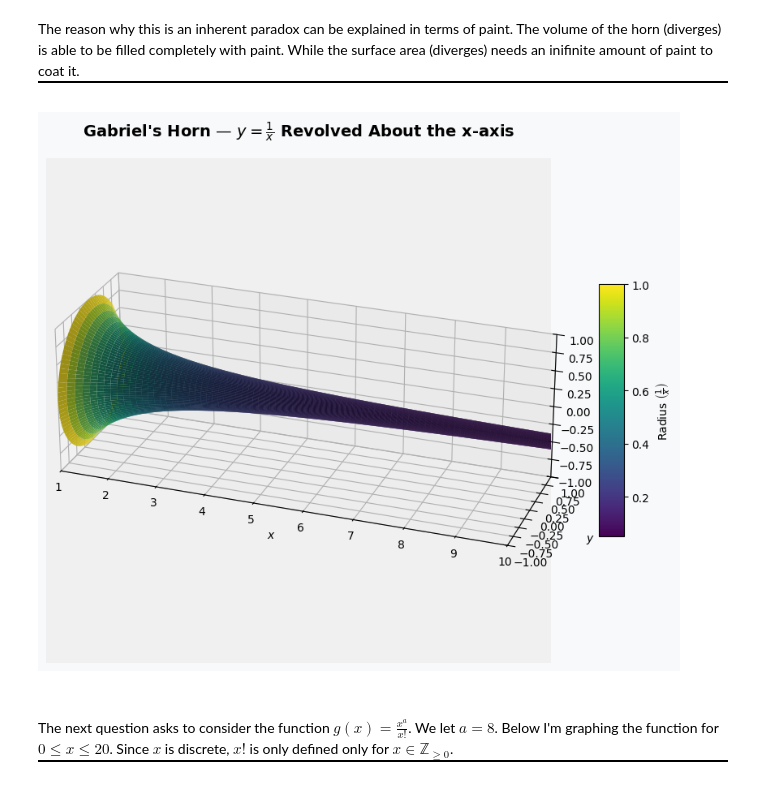
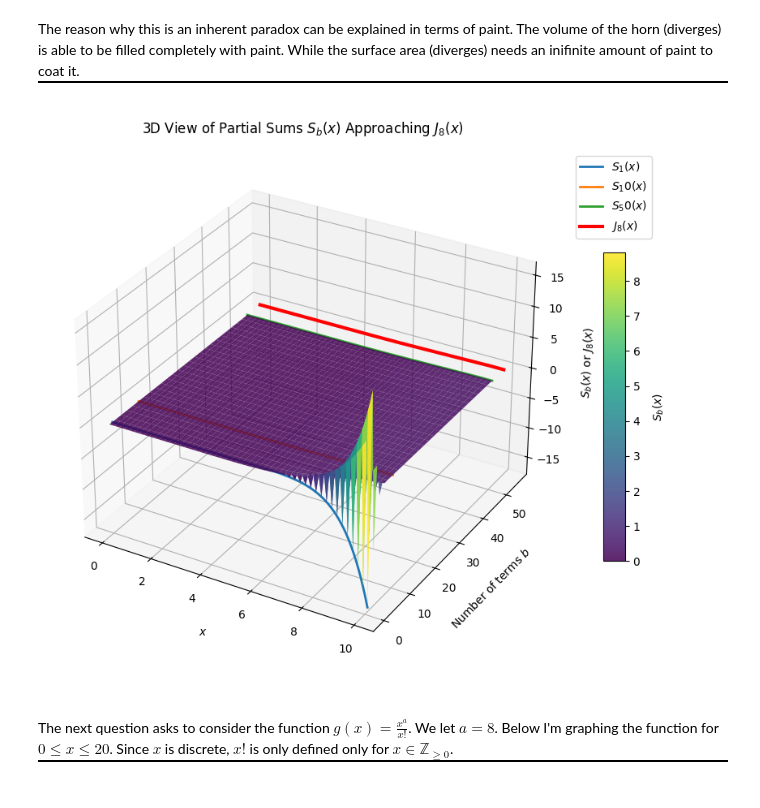
Before and after one commit to Siman73000/Calculus_II_Computer_Labs, a Jupyter notebook: Lab_4/lab_04.ipynb, the cells around one changed output. Drawn from its saved outputs; the diff is of its cells as text; code cells hidden in the pictures.

```diff
--- a/Lab_4/lab_04.ipynb
+++ b/Lab_4/lab_04.ipynb
@@ -131,49 +165,81 @@ from scipy.special import jv
 # %%
 import numpy as np
 import matplotlib.pyplot as plt
-from matplotlib import cm
-from scipy.special import gamma, factorial
+from mpl_toolkits.mplot3d import Axes3D  # registers 3D projection
+from scipy.special import jv
+import math
 
-x = np.linspace(1, 20, 500)
-theta = np.linspace(0, 2 * np.pi, 300)
-X, Theta = np.meshgrid(x, theta)
-R = 1 / X
-Y = R * np.cos(Theta)
-Z = R * np.sin(Theta)
-fig = plt.figure(figsize=(12, 7))
+a = 8
+x_min, x_max = 0.0, 10.0
+num_x = 400
+b_max = 50
+
+x = np.linspace(x_min, x_max, num_x)
+
+def bessel_partial_sum(a, x, b):
+    x = np.asarray(x, dtype=float)
+    S = np.zeros_like(x, dtype=float)
+
+    for n in range(b + 1):
+        coef = ((-1)**n) / (math.factorial(n) * math.factorial(n + a) * 2.0**(2*n + a))
+        S += coef * x**(2*n + a)
+
+    return S
+
+
+S_rows = []
+for b in range(b_max + 1):
+    S_rows.append(bessel_partial_sum(a, x, b))
+
+S = np.vstack(S_rows)
+
+B_indices = np.arange(0, b_max + 1)
+X, B = np.meshgrid(x, B_indices)
+J_exact = jv(a, x)
+fig = plt.figure(figsize=(11, 7))
 ax = fig.add_subplot(111, projection='3d')
-norm = plt.Normalize(R.min(), R.max())
-colors = cm.viridis(norm(R))
 
 surf = ax.plot_surface(
-    X, Y, Z,
-    facecolors=colors,
-    rstride=3,
-    cstride=3,
+    X, B, S,
+    cmap='viridis',
     linewidth=0,
     antialiased=True,
-    shade=True
+    alpha=0.85
 )
 
-mappable = cm.ScalarMappable(norm=norm, cmap=cm.viridis)
-fig.colorbar(mappable, ax=ax, shrink=0.5, aspect=10, label=r"Radius $\left(\frac{1}{x}\right)$")
-ax.set_title(r"Gabriel's Horn — $y = \frac{1}{x}$ Revolved About the x-axis",
-             pad=20, fontsize=14, weight='bold')
+highlight_bs = [1, 10, 50]
+for b in highlight_bs:
+    ax.plot(
+        x,
+        np.full_like(x, b, dtype=float),
+        S[b],
+        linewidth=2,
+        label=fr'$S_{b}(x)$'
+    )
 
-ax.set_xlabel(r"$x$", labelpad=10)
-ax.set_ylabel(r"$y$", labelpad=10)
-ax.set_zlabel(r"$z$", labelpad=10)
-ax.set_xlim(1, 10)
-ax.set_ylim(-1, 1)
-ax.set_zlim(-1, 1)
-ax.set_box_aspect((3, 1, 1))
-ax.view_init(elev=25, azim=-70)
-fig.patch.set_facecolor("#f8f9fa")
-ax.set_facecolor("#f0f0f0")
+b_exact_level = b_max + 5
+ax.plot(
+    x,
+    np.full_like(x, b_exact_level, dtype=float),
+    J_exact,
+    color='red',
+    linewidth=3,
+    label=r'$J_8(x)$'
+)
+
+ax.set_xlabel(r'$x$', labelpad=10)
+ax.set_ylabel(r'Number of terms $b$', labelpad=10)
+ax.set_zlabel(r'$S_b(x)$ or $J_8(x)$', labelpad=10)
+ax.set_title(r'3D View of Partial Sums $S_b(x)$ Approaching $J_8(x)$', pad=15)
+cbar = fig.colorbar(surf, ax=ax, shrink=0.6, aspect=14)
+cbar.set_label(r'$S_b(x)$', rotation=90, labelpad=10)
+ax.view_init(elev=30, azim=-60)
+ax.legend(loc='upper left', bbox_to_anchor=(1.02, 1.0))
+
 plt.tight_layout()
 plt.show()
 # %% [output]
-[figure, old version]
+[figure, new version]
 # %% [markdown]
 <div>
     <p style="font-family: 'Courier New', Courier, monospace; margin-top: 2em; margin-bottom: 2em; border-bottom: solid black 2px; padding-bottom: 2em;">
```
Also changed, not shown: parts of 1 cell of this notebook.
